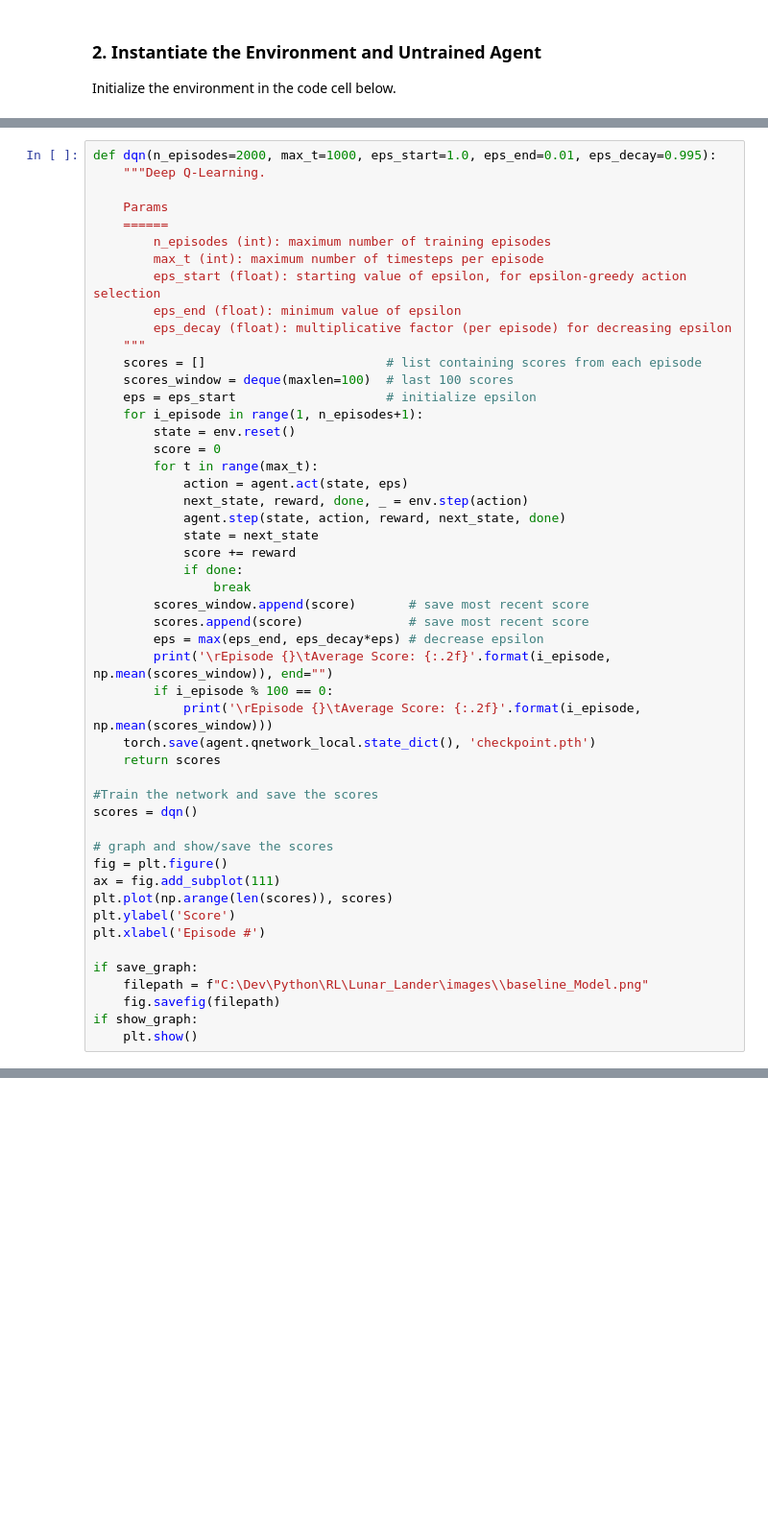
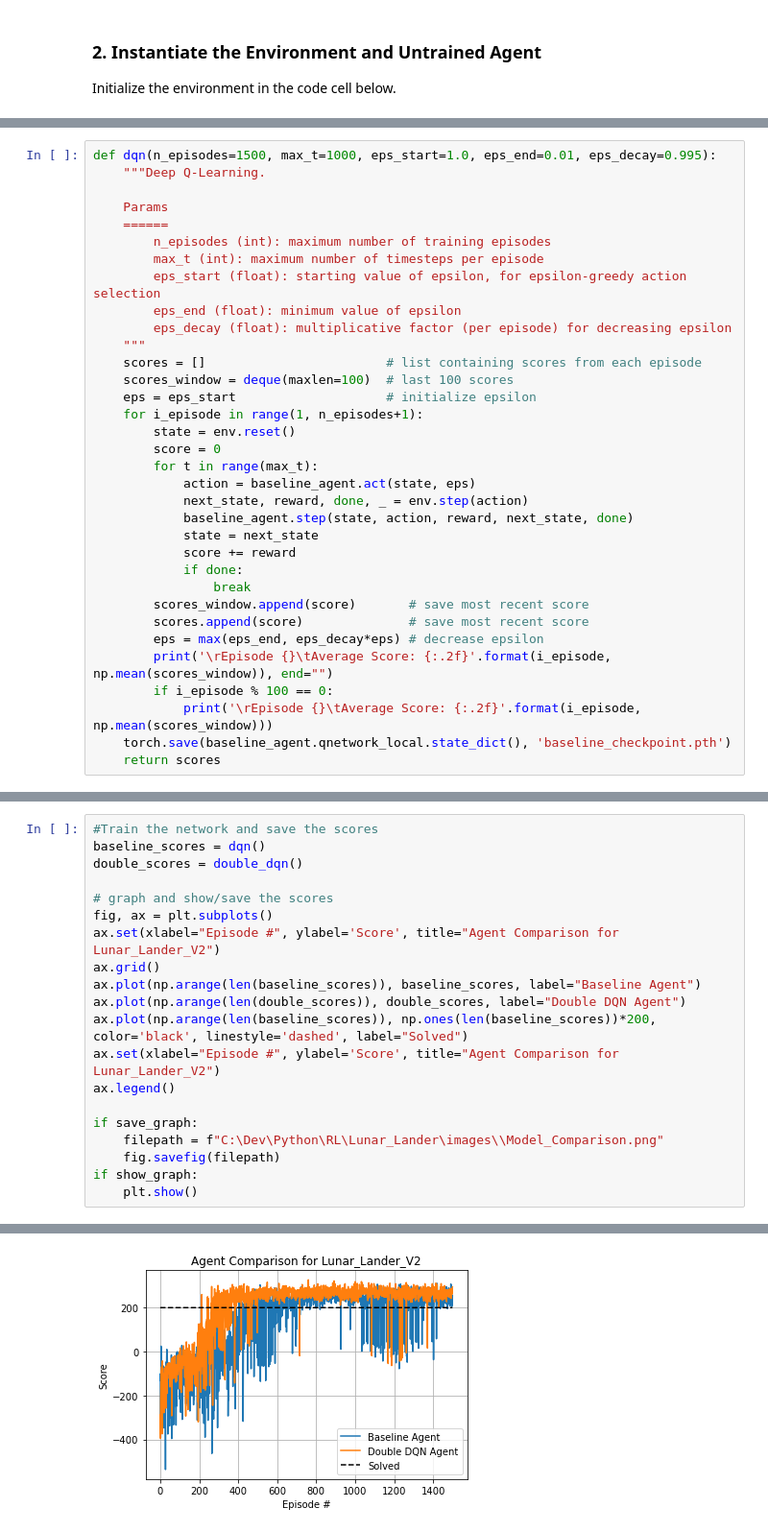
Before and after one commit to JSheldon3488/OpenAI_Gym_LunarLanderV2, a Jupyter notebook: Deep_Q_Network.ipynb, the cells around one changed output, grey strips where cells are left out. Shown at 96% size. Saved outputs shown, nothing was run; the diff lists cells and outputs as text; blank space fills up the shorter version.

Commit message:
Added Double DQN Agent
Added a Double DQN Agent. Ran simulation to compare agents and saved the results in images. Updated the README with the current status of the project.

```diff
--- a/Deep_Q_Network.ipynb
+++ b/Deep_Q_Network.ipynb
@@ -52,5 +71,5 @@ Number of actions:  4
 # %%
-def dqn(n_episodes=2000, max_t=1000, eps_start=1.0, eps_end=0.01, eps_decay=0.995):
+def dqn(n_episodes=1500, max_t=1000, eps_start=1.0, eps_end=0.01, eps_decay=0.995):
     """Deep Q-Learning.
 
     Params
@@ -68,9 +87,9 @@ def dqn(n_episodes=2000, max_t=1000, eps_start=1.0, eps_end=0.01, eps_decay=0.99
         state = env.reset()
         score = 0
         for t in range(max_t):
-            action = agent.act(state, eps)
+            action = baseline_agent.act(state, eps)
             next_state, reward, done, _ = env.step(action)
-            agent.step(state, action, reward, next_state, done)
+            baseline_agent.step(state, action, reward, next_state, done)
             state = next_state
             score += reward
             if done:
@@ -81,21 +100,5 @@ def dqn(n_episodes=2000, max_t=1000, eps_start=1.0, eps_end=0.01, eps_decay=0.99
         print('\rEpisode {}\tAverage Score: {:.2f}'.format(i_episode, np.mean(scores_window)), end="")
         if i_episode % 100 == 0:
             print('\rEpisode {}\tAverage Score: {:.2f}'.format(i_episode, np.mean(scores_window)))
-    torch.save(agent.qnetwork_local.state_dict(), 'checkpoint.pth')
+    torch.save(baseline_agent.qnetwork_local.state_dict(), 'baseline_checkpoint.pth')
     return scores
-
-#Train the network and save the scores
-scores = dqn()
-
-# graph and show/save the scores
-fig = plt.figure()
-ax = fig.add_subplot(111)
-plt.plot(np.arange(len(scores)), scores)
-plt.ylabel('Score')
-plt.xlabel('Episode #')
-
-if save_graph:
-    filepath = f"C:\Dev\Python\RL\Lunar_Lander\images\\baseline_Model.png"
-    fig.savefig(filepath)
-if show_graph:
-    plt.show()
@@ -101,0 +143,21 @@ if show_graph:
+# %%
+#Train the network and save the scores
+baseline_scores = dqn()
+double_scores = double_dqn()
+
+# graph and show/save the scores
+fig, ax = plt.subplots()
+ax.set(xlabel="Episode #", ylabel='Score', title="Agent Comparison for Lunar_Lander_V2")
+ax.grid()
+ax.plot(np.arange(len(baseline_scores)), baseline_scores, label="Baseline Agent")
+ax.plot(np.arange(len(double_scores)), double_scores, label="Double DQN Agent")
+ax.plot(np.arange(len(baseline_scores)), np.ones(len(baseline_scores))*200, color='black', linestyle='dashed', label="Solved")
+ax.set(xlabel="Episode #", ylabel='Score', title="Agent Comparison for Lunar_Lander_V2")
+ax.legend()
+
+if save_graph:
+    filepath = f"C:\Dev\Python\RL\Lunar_Lander\images\\Model_Comparison.png"
+    fig.savefig(filepath)
+if show_graph:
+    plt.show()
+# %% [output]
@@ -102 +181,2 @@ if show_graph:
+[figure, added]
 # %% [markdown]
```
Also changed, not shown: parts of 9 cells of this notebook, 7 other files.
